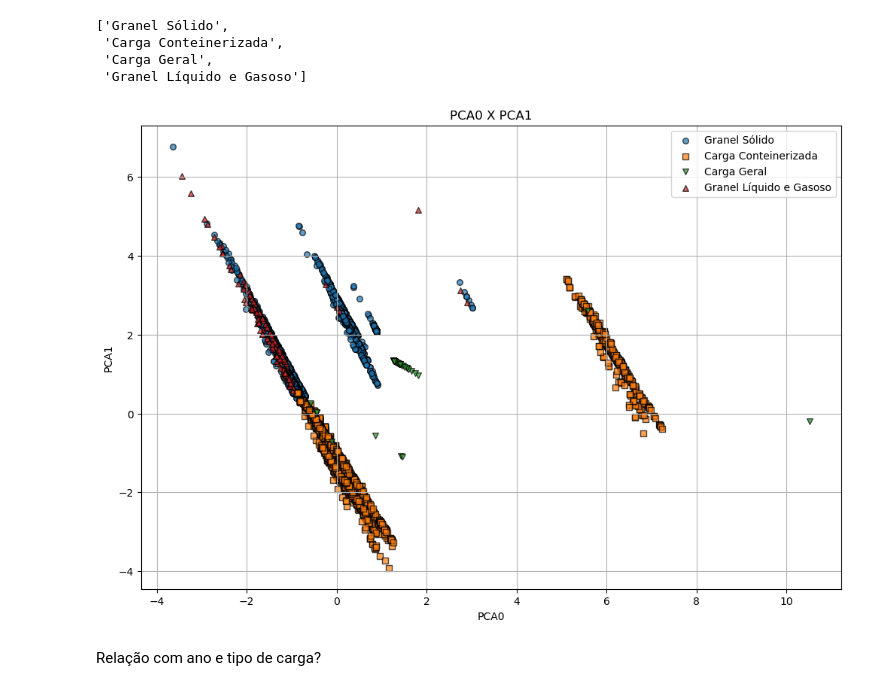
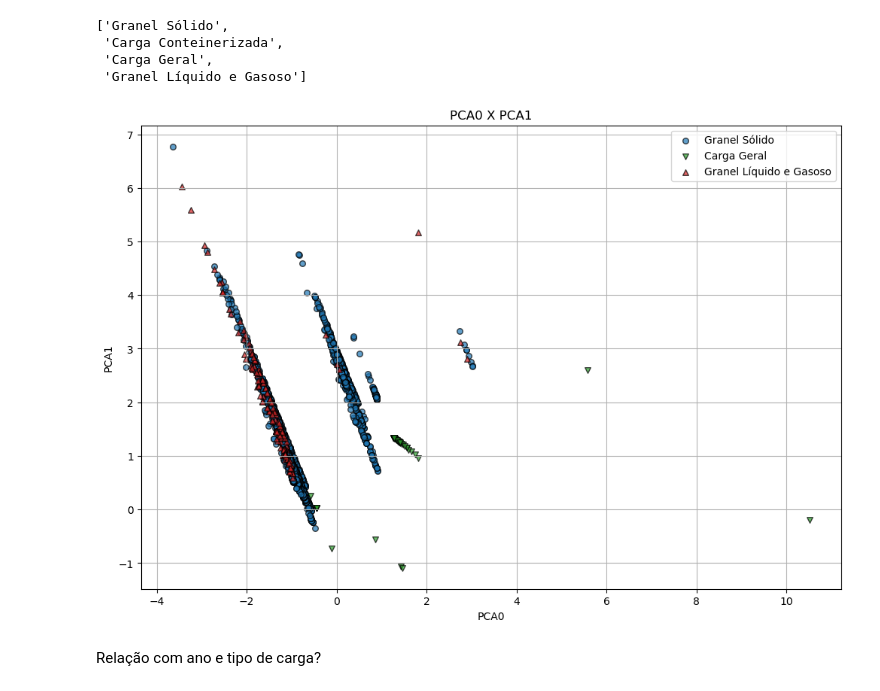
Before and after one commit to igorzeck/PCA, a Jupyter notebook: correlac_df_santos_imp_especifico.ipynb, the cells around one changed output. Drawn from its saved outputs; the diff is of its cells as text; code cells hidden in the pictures.

Commit message:
Criar PCA Carga

```diff
--- a/correlac_df_santos_imp_especifico.ipynb
+++ b/correlac_df_santos_imp_especifico.ipynb
@@ -317,21 +317,21 @@ x_estilos = {
 # %%
 plt.figure(figsize=(12, 8))
 plt.title("PCA0 X PCA1")
 plt.xlabel("PCA0")
 plt.ylabel("PCA1")
 plt.grid(True)
 
 # Plotar os dados
 for x_, (cor, marker) in x_estilos.items():
     subset = df_proj[df_mestre[x_col] == x_]
-    # if x_ != "Granel Sólido":
-    #     continue
+    if x_ == "Carga Conteinerizada":
+        continue
     plt.scatter(subset['pca0'], subset['pca1'], marker=marker, color=cor, label=str(x_), alpha=0.7, edgecolor='k', s=30)
 
 plt.legend()
 plt.show()
 # %% [output]
-[figure, old version]
+[figure, new version]
 # %% [markdown]
 Relação com ano e tipo de carga?
 # %% [markdown]
```
Also changed, not shown: parts of 2 cells of this notebook, 2 other files.
